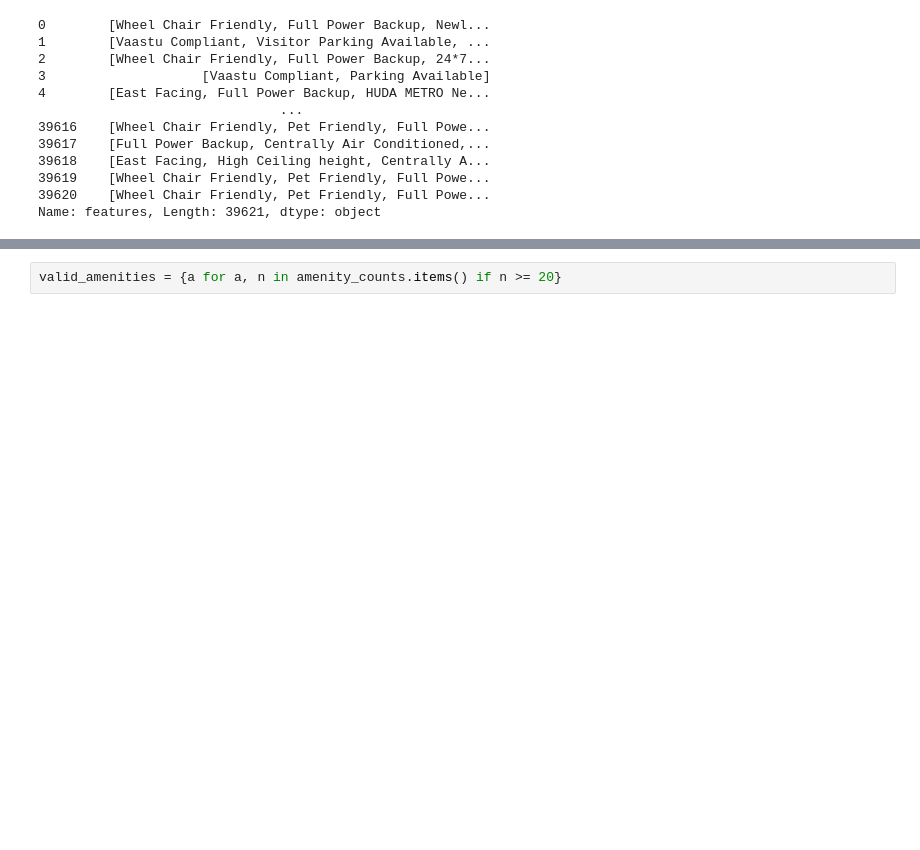
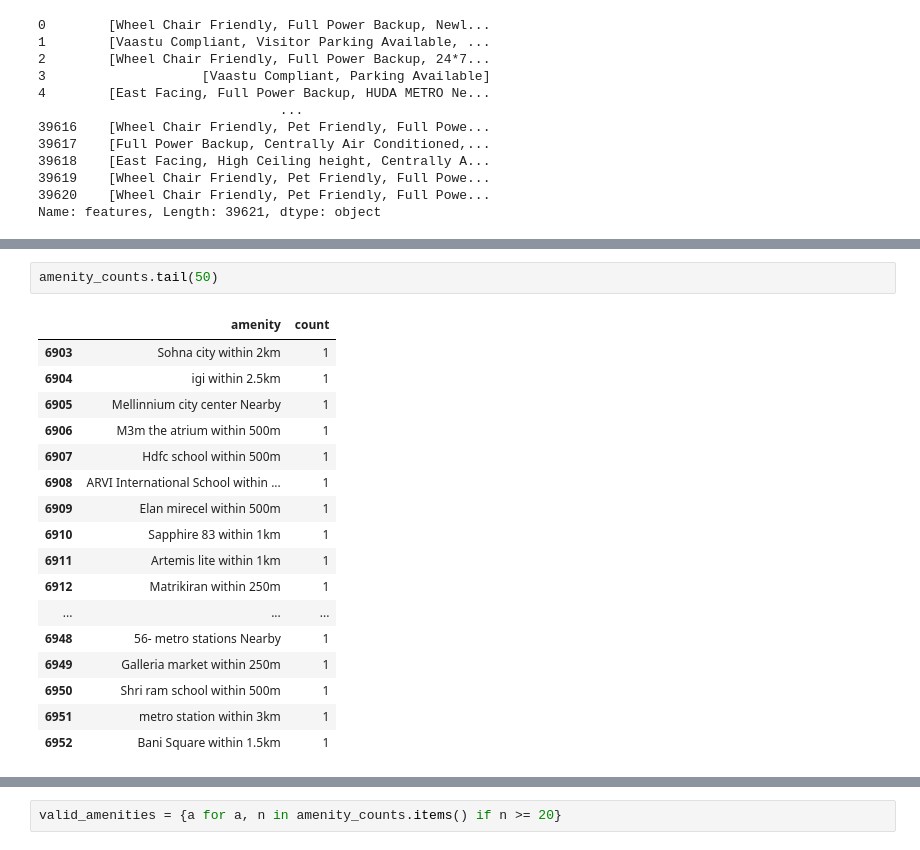
Before and after one commit to Jaygit1729/PropNavigator-Real-Estate-ML, a Jupyter notebook: notebooks/feature_engineering/fe.ipynb, the cells around one changed output, grey strips where cells are left out. Cells and saved outputs as stored; diff of their text form; blank space fills up the shorter version.

```diff
--- a/notebooks/feature_engineering/fe.ipynb
+++ b/notebooks/feature_engineering/fe.ipynb
@@ -813,0 +1075,20 @@ Name: features, Length: 39621, dtype: object
+# %%
+amenity_counts.tail(50)
+# %% [output]
+|  | amenity | count |
+| 6903 | Sohna city within 2km | 1 |
+| 6904 | igi within 2.5km | 1 |
+| 6905 | Mellinnium city center Nearby | 1 |
+| 6906 | M3m the atrium within 500m | 1 |
+| 6907 | Hdfc school within 500m | 1 |
+| 6908 | ARVI International School within ... | 1 |
+| 6909 | Elan mirecel within 500m | 1 |
+| 6910 | Sapphire 83 within 1km | 1 |
+| 6911 | Artemis lite within 1km | 1 |
+| 6912 | Matrikiran within 250m | 1 |
+| ... | ... | ... |
+| 6948 | 56- metro stations Nearby | 1 |
+| 6949 | Galleria market within 250m | 1 |
+| 6950 | Shri ram school within 500m | 1 |
+| 6951 | metro station within 3km | 1 |
+| 6952 | Bani Square within 1.5km | 1 |
```
Also changed, not shown: parts of 35 cells of this notebook, 9 other files.
